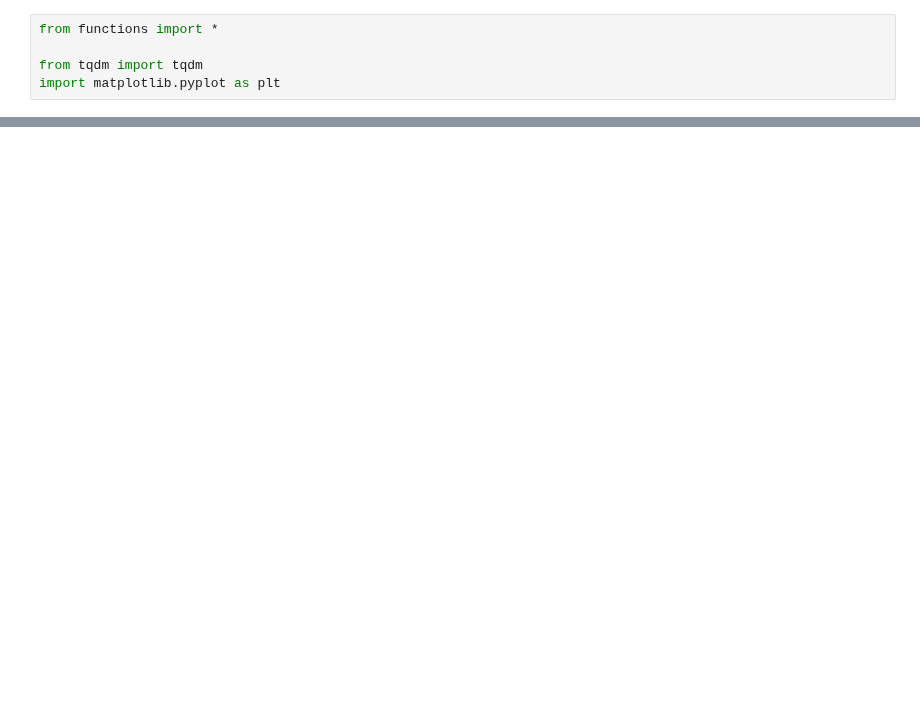
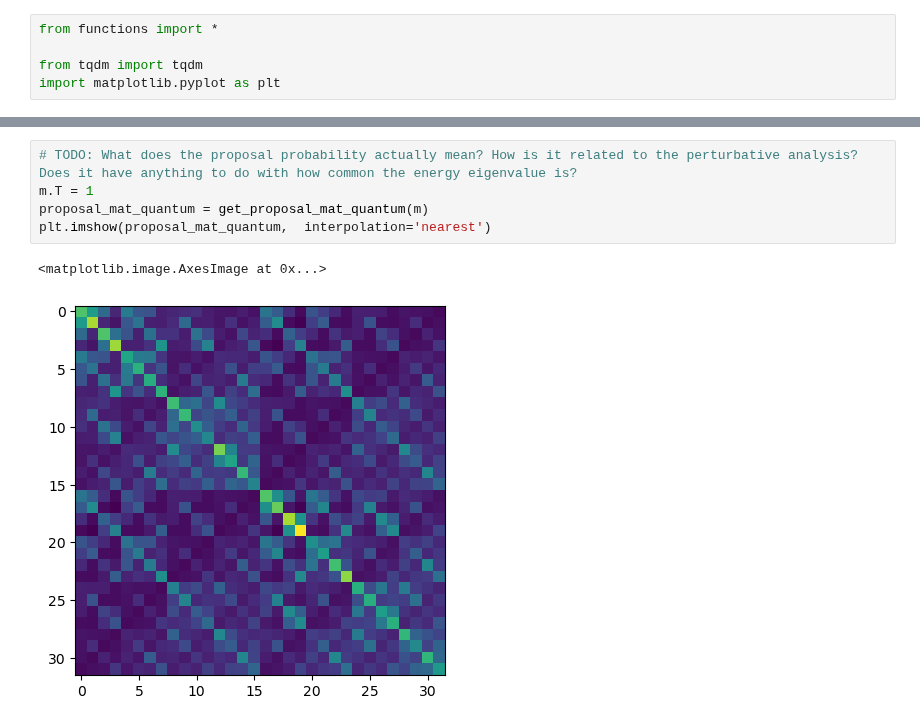
Before and after one commit to petr-ivashkov/quantum-mcmc, a Jupyter notebook: quantum_proposal.ipynb, the cells around one changed output, grey strips where cells are left out. Cells and saved outputs as stored; diff of their text form; blank space fills up the shorter version.

```diff
--- a/quantum_proposal.ipynb
+++ b/quantum_proposal.ipynb
@@ -57,0 +104,8 @@ plt.legend()
+# %%
+# TODO: What does the proposal probability actually mean? How is it related to the perturbative analysis? Does it have anything to do with how common the energy eigenvalue is?
+m.T = 1
+proposal_mat_quantum = get_proposal_mat_quantum(m)
+plt.imshow(proposal_mat_quantum,  interpolation='nearest')
+# %% [output]
+<matplotlib.image.AxesImage at 0x...>
+[figure, added]
```
Also changed, not shown: parts of 10 cells of this notebook, 3 other files.
